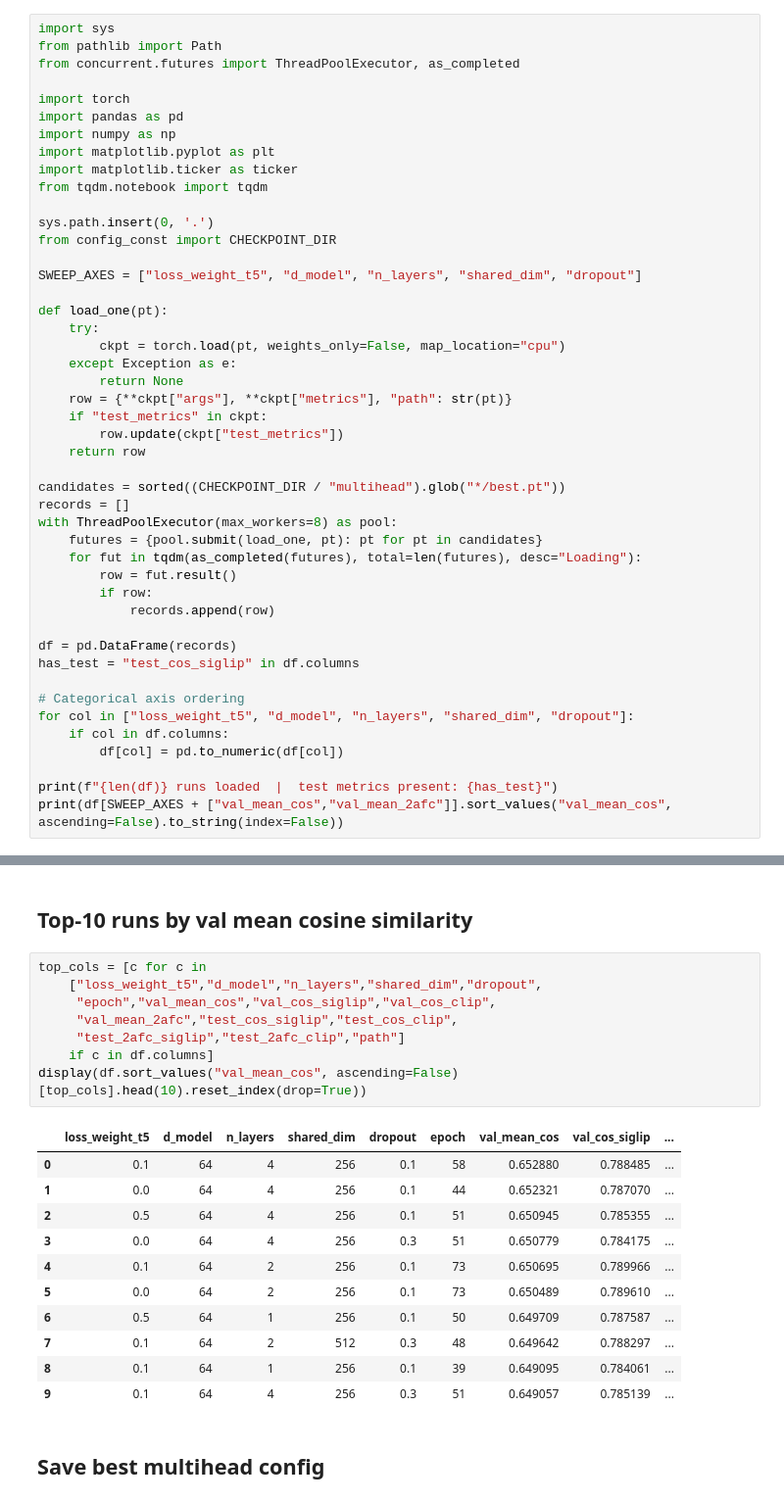
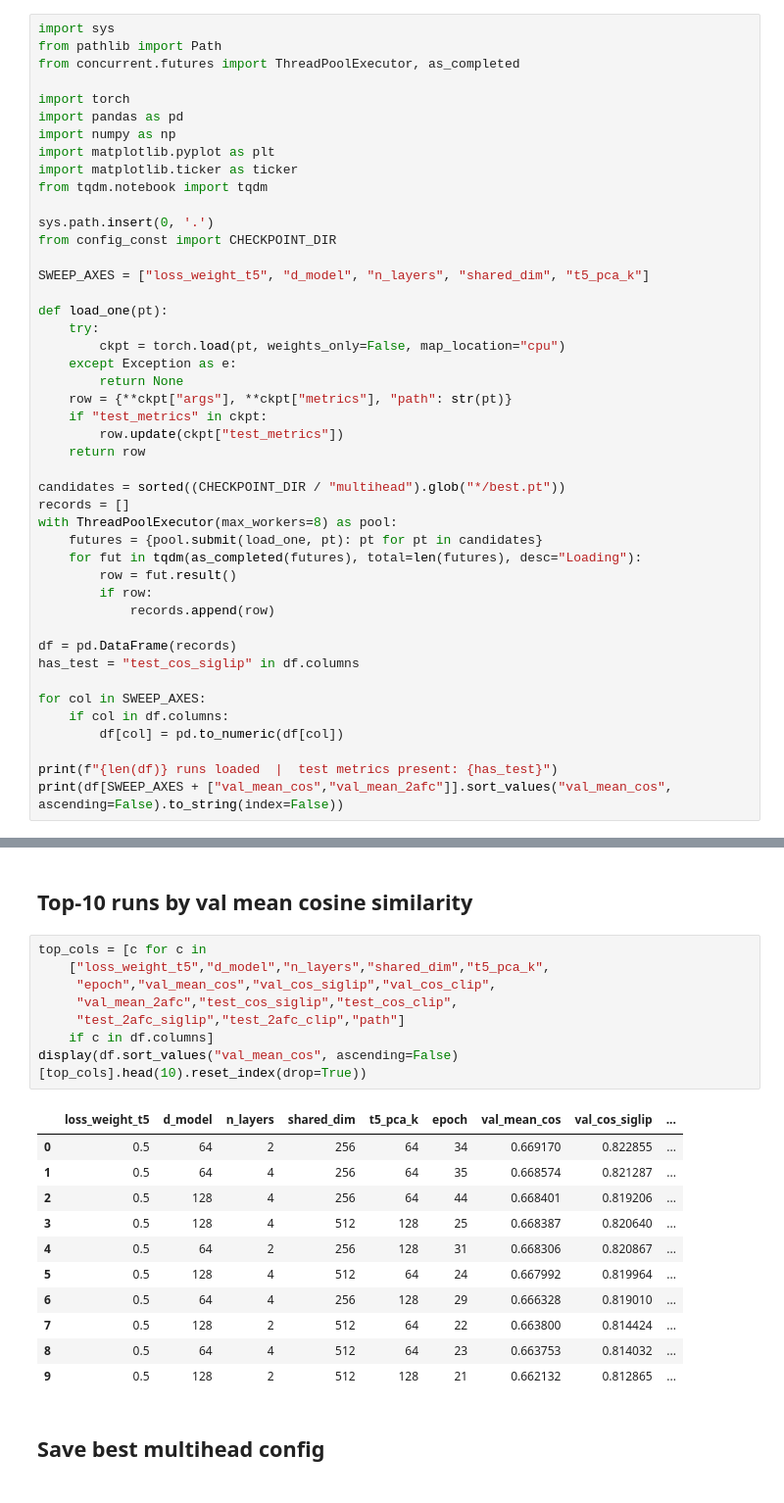
Before and after one commit to YAOJaredz/NeurObjectGen, a Jupyter notebook: notebooks/sweep_multihead.ipynb, the cells around one changed output, grey strips where cells are left out. Shown at 98% size. Saved outputs shown, nothing was run; the diff lists cells and outputs as text.

```diff
--- a/notebooks/sweep_multihead.ipynb
+++ b/notebooks/sweep_multihead.ipynb
@@ -18,7 +18,7 @@ from tqdm.notebook import tqdm
 sys.path.insert(0, '.')
 from config_const import CHECKPOINT_DIR
 
-SWEEP_AXES = ["loss_weight_t5", "d_model", "n_layers", "shared_dim", "dropout"]
+SWEEP_AXES = ["loss_weight_t5", "d_model", "n_layers", "shared_dim", "t5_pca_k"]
 
 def load_one(pt):
     try:
@@ -42,8 +42,7 @@ with ThreadPoolExecutor(max_workers=8) as pool:
 df = pd.DataFrame(records)
 has_test = "test_cos_siglip" in df.columns
 
-# Categorical axis ordering
-for col in ["loss_weight_t5", "d_model", "n_layers", "shared_dim", "dropout"]:
+for col in SWEEP_AXES:
     if col in df.columns:
         df[col] = pd.to_numeric(df[col])
 
@@ -215,24 +214,24 @@ else:
 ## Top-10 runs by val mean cosine similarity
 # %%
 top_cols = [c for c in
-    ["loss_weight_t5","d_model","n_layers","shared_dim","dropout",
+    ["loss_weight_t5","d_model","n_layers","shared_dim","t5_pca_k",
      "epoch","val_mean_cos","val_cos_siglip","val_cos_clip",
      "val_mean_2afc","test_cos_siglip","test_cos_clip",
      "test_2afc_siglip","test_2afc_clip","path"]
     if c in df.columns]
 display(df.sort_values("val_mean_cos", ascending=False)[top_cols].head(10).reset_index(drop=True))
 # %% [output]
-|  | loss_weight_t5 | d_model | n_layers | shared_dim | dropout | epoch | val_mean_cos | val_cos_siglip | ... |
-| 0 | 0.1 | 64 | 4 | 256 | 0.1 | 58 | 0.652880 | 0.788485 | ... |
-| 1 | 0.0 | 64 | 4 | 256 | 0.1 | 44 | 0.652321 | 0.787070 | ... |
-| 2 | 0.5 | 64 | 4 | 256 | 0.1 | 51 | 0.650945 | 0.785355 | ... |
-| 3 | 0.0 | 64 | 4 | 256 | 0.3 | 51 | 0.650779 | 0.784175 | ... |
-| 4 | 0.1 | 64 | 2 | 256 | 0.1 | 73 | 0.650695 | 0.789966 | ... |
-| 5 | 0.0 | 64 | 2 | 256 | 0.1 | 73 | 0.650489 | 0.789610 | ... |
-| 6 | 0.5 | 64 | 1 | 256 | 0.1 | 50 | 0.649709 | 0.787587 | ... |
-| 7 | 0.1 | 64 | 2 | 512 | 0.3 | 48 | 0.649642 | 0.788297 | ... |
-| 8 | 0.1 | 64 | 1 | 256 | 0.1 | 39 | 0.649095 | 0.784061 | ... |
-| 9 | 0.1 | 64 | 4 | 256 | 0.3 | 51 | 0.649057 | 0.785139 | ... |
+|  | loss_weight_t5 | d_model | n_layers | shared_dim | t5_pca_k | epoch | val_mean_cos | val_cos_siglip | ... |
+| 0 | 0.5 | 64 | 2 | 256 | 64 | 34 | 0.669170 | 0.822855 | ... |
+| 1 | 0.5 | 64 | 4 | 256 | 64 | 35 | 0.668574 | 0.821287 | ... |
+| 2 | 0.5 | 128 | 4 | 256 | 64 | 44 | 0.668401 | 0.819206 | ... |
+| 3 | 0.5 | 128 | 4 | 512 | 128 | 25 | 0.668387 | 0.820640 | ... |
+| 4 | 0.5 | 64 | 2 | 256 | 128 | 31 | 0.668306 | 0.820867 | ... |
+| 5 | 0.5 | 128 | 4 | 512 | 64 | 24 | 0.667992 | 0.819964 | ... |
+| 6 | 0.5 | 64 | 4 | 256 | 128 | 29 | 0.666328 | 0.819010 | ... |
+| 7 | 0.5 | 128 | 2 | 512 | 64 | 22 | 0.663800 | 0.814424 | ... |
+| 8 | 0.5 | 64 | 4 | 512 | 64 | 23 | 0.663753 | 0.814032 | ... |
+| 9 | 0.5 | 128 | 2 | 512 | 128 | 21 | 0.662132 | 0.812865 | ... |
 # %% [markdown]
 ## Save best multihead config
 # %%
```
Also changed, not shown: parts of 6 cells of this notebook, 4 other files.
